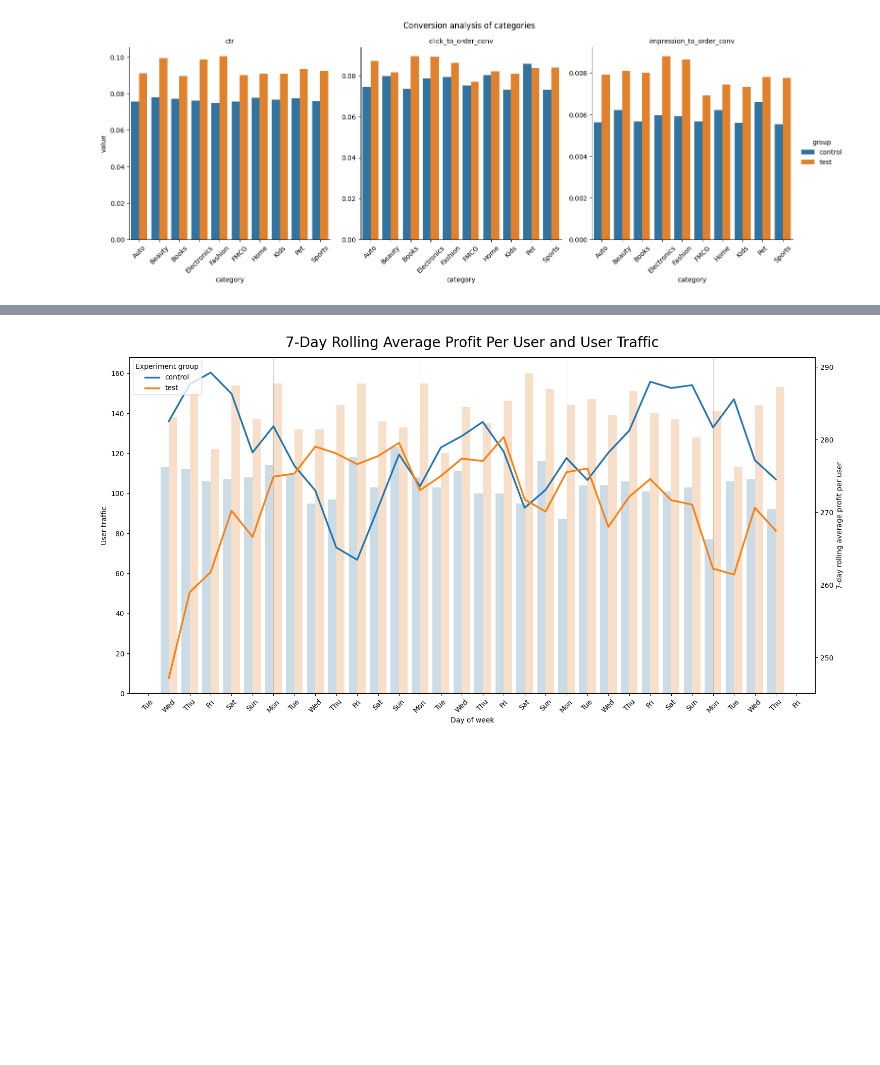
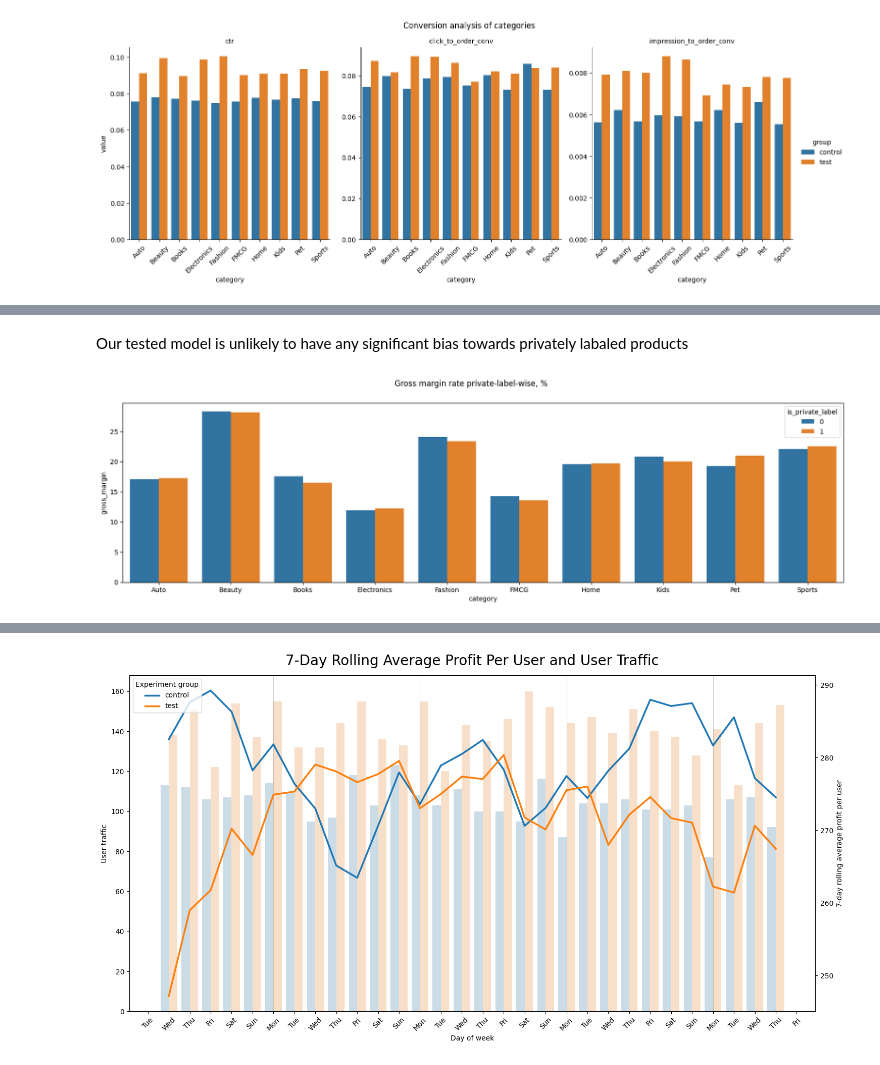
Before and after one commit to Left-for-food/Market_Flow, a Jupyter notebook: EDA.ipynb, the cells around one changed output, grey strips where cells are left out. Drawn from its saved outputs; the diff is of its cells as text; code cells hidden in the pictures; blank space fills up the shorter version.

```diff
--- a/EDA.ipynb
+++ b/EDA.ipynb
@@ -332,0 +302,28 @@ Text(0.5, 1.04, 'Order frequency analysis')
+# %% [markdown]
+Our tested model is unlikely to have any significant bias towards privately labaled products
+# %%
+with engine.connect() as conn:
+    result = pd.read_sql(
+        text("""
+            SELECT
+                category,
+                is_private_label,
+                PERCENTILE_CONT(0.5)
+                    WITHIN GROUP (ORDER BY gross_margin_rate) * 100 as gross_margin
+            FROM products
+            GROUP BY category, is_private_label
+        """), conn
+    )
+
+plt.figure(figsize=(20, 5))
+
+g = sns.barplot(
+    data=result,
+    x='category',
+    hue='is_private_label',
+    y='gross_margin'
+)
+
+g.figure.suptitle('Gross margin rate private-label-wise, %');
+# %% [output]
+[figure, added]
```
Also changed, not shown: parts of 27 cells of this notebook.
